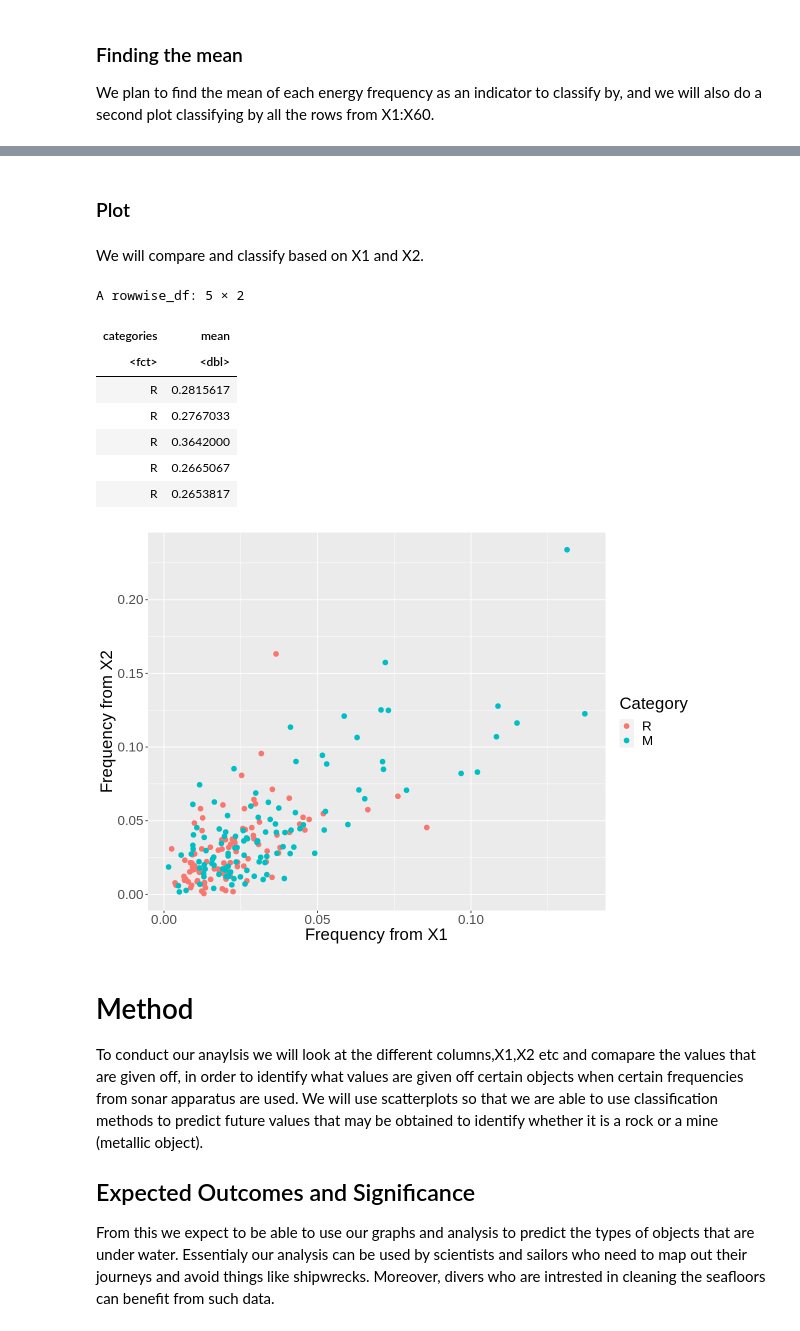
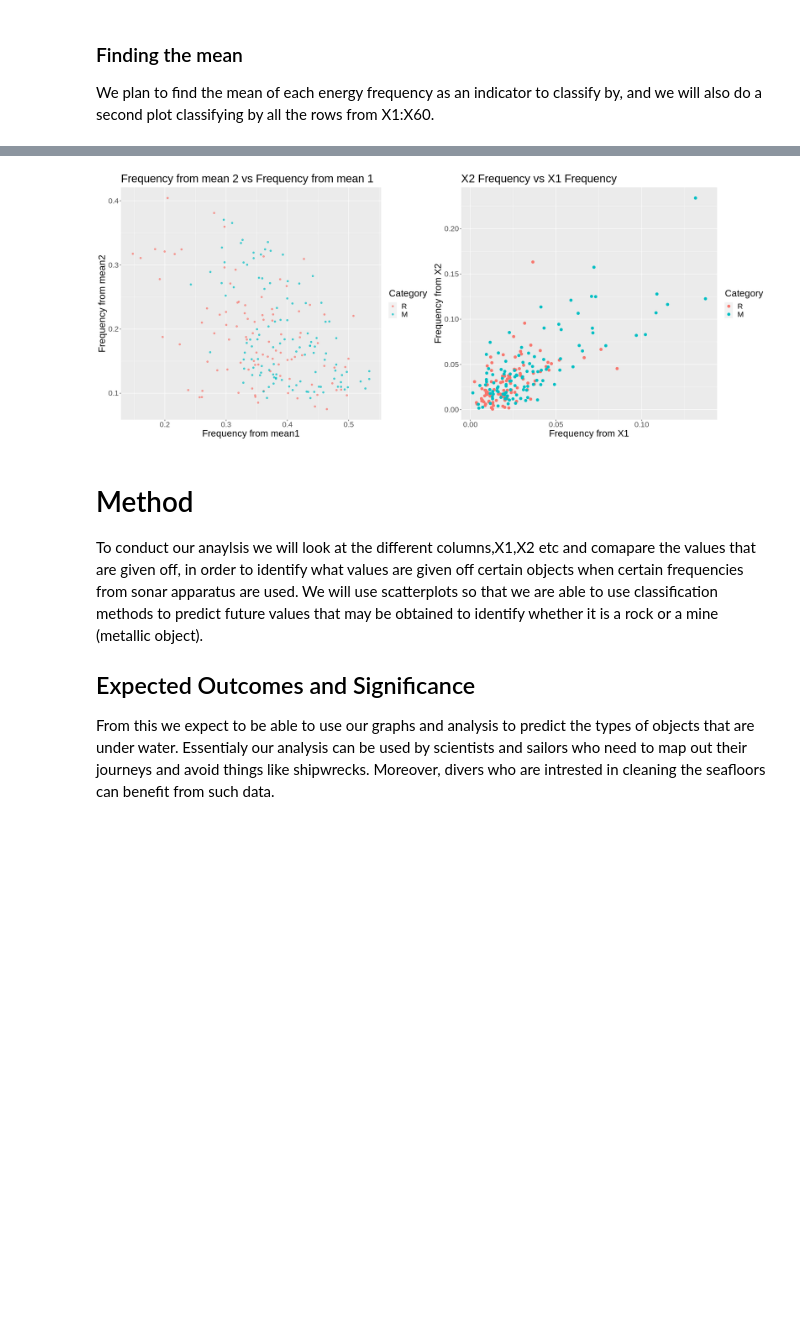
Before and after one commit to ryanarnouk/dsci-100-project, a Jupyter notebook: proposal.ipynb, the cells around one changed output, grey strips where cells are left out. Cells and saved outputs as stored; diff of their text form; code cells hidden in the pictures; blank space fills up the shorter version.

```diff
--- a/proposal.ipynb
+++ b/proposal.ipynb
@@ -151,18 +138,10 @@ A rowwise_df: 10 × 62
 # %%
-# average_data %>%
-#     select(X1:X30)
-
-average_data <- sonar_data %>%
-    rowwise() %>%
-    mutate(mean2 = mean(c_across(X31:X60)), `.after` = categories) %>%
-    mutate(mean1 = mean(c_across(X1:X30)), `.after` = categories) %>%
-    mutate(mean = mean(c_across(X1:X60)), `.after` = categories)
-average_data
+options(repr.plot.width = 10, repr.plot.height = 8)
 
 average_plot <- ggplot(average_data, aes(x = mean1, y = mean2, , colour = categories)) +
     geom_point(alpha = 0.7) +
         labs(x = "Frequency from mean1",
              y = "Frequency from mean2",
             colour = "Category") +
+        ggtitle("Frequency from mean 2 vs Frequency from mean 1") +
         theme(text = element_text(size = 20))
-average_plot
@@ -190,13 +148,4 @@ A rowwise_df: 208 × 64
-# %% [markdown]
-### Plot
-# %% [markdown]
-We will compare and classify based on X1 and X2.
 # %%
-average_data %>%
-    select(categories, mean) %>%
-    head(5)
-
-options(repr.plot.width = 10, repr.plot.height = 7)
 sonar_data_plot <- sonar_data %>%
     ggplot(aes(x = X1,
                y = X2,
@@ -205,19 +154,14 @@ sonar_data_plot <- sonar_data %>%
              y = "Frequency from X2",
             colour = "Category") +
         geom_point(size = 2.5) +
+        ggtitle("X2 Frequency vs X1 Frequency") +
         theme(text = element_text(size = 20))
-
-sonar_data_plot
-# %% [output]
-A rowwise_df: 5 × 2
-| categories | mean |
-| <fct> | <dbl> |
-| R | 0.2815617 |
-| R | 0.2767033 |
-| R | 0.3642000 |
-| R | 0.2665067 |
-| R | 0.2653817 |
-[figure, removed]
+# %%
+options(repr.plot.width = 20, repr.plot.height = 8)
+
+plot_grid(average_plot, sonar_data_plot)
+# %% [output]
+[figure, added]
 # %% [markdown]
 # Method
 To conduct our anaylsis we will look at the different columns,X1,X2 etc and comapare the values that are given off, in order to identify what values are given off certain objects when certain frequencies from sonar apparatus are used. We will use scatterplots so that we are able to use classification methods to predict future values that may be obtained to identify whether it is a rock or a mine (metallic object).
```
Also changed, not shown: parts of 5 cells of this notebook.
